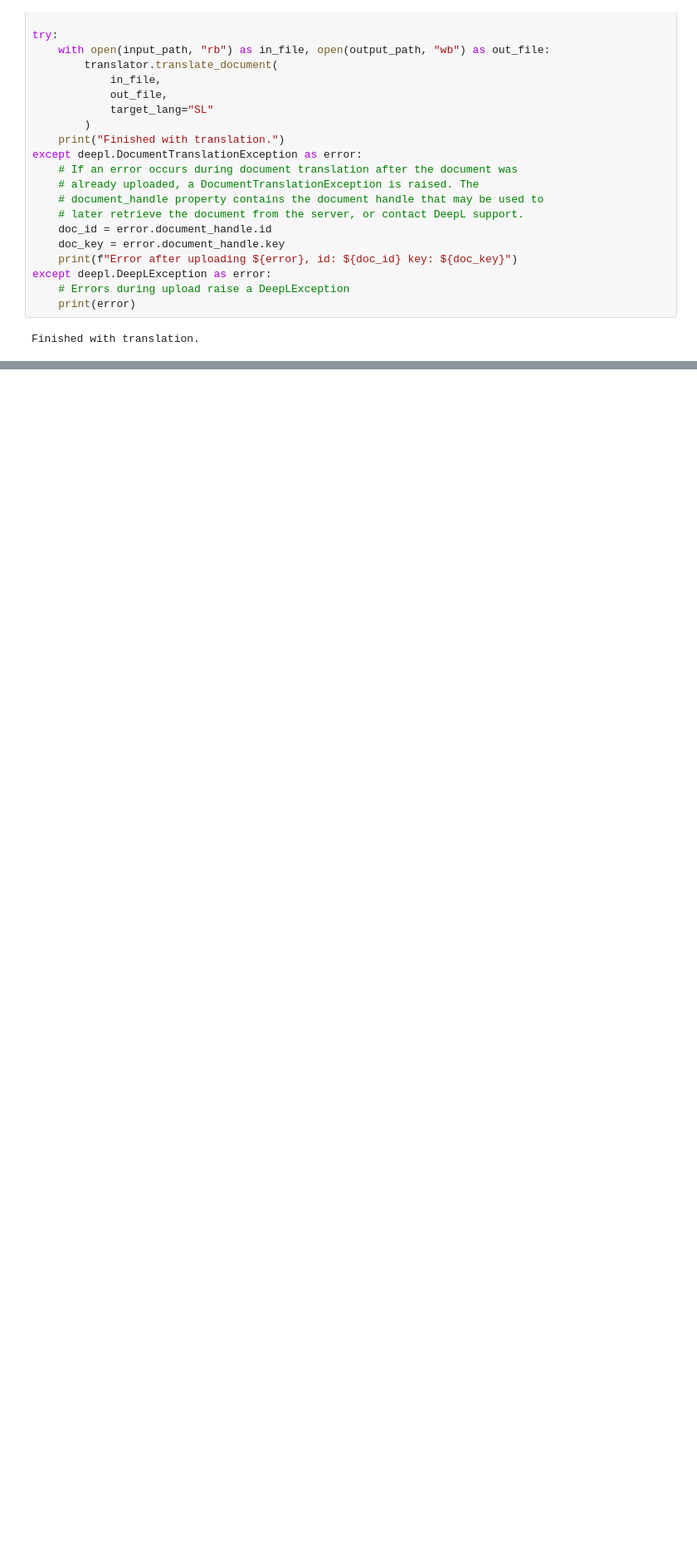
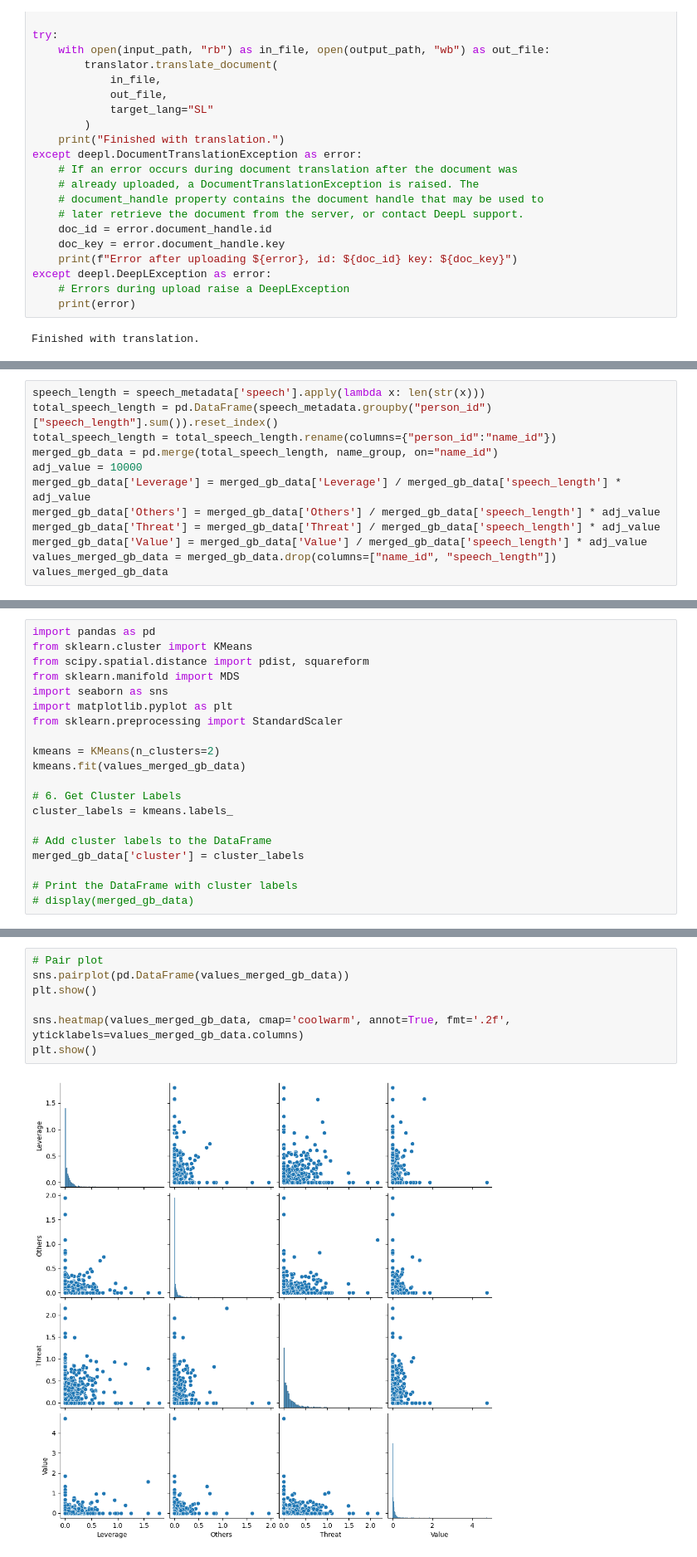
Before and after one commit to kferraga/ParliamentHackathon2024, a Jupyter notebook: datawrangling/translation_pipeline.ipynb, the cells around one changed output, grey strips where cells are left out. Shown: that part at 83% size. Drawn from its saved outputs; the diff is of its cells as text; blank space fills up the shorter version.

```diff
--- a/datawrangling/translation_pipeline.ipynb
+++ b/datawrangling/translation_pipeline.ipynb
@@ -31,0 +84,12 @@ Finished with translation.
+# %%
+speech_length = speech_metadata['speech'].apply(lambda x: len(str(x)))
+total_speech_length = pd.DataFrame(speech_metadata.groupby("person_id")["speech_length"].sum()).reset_index()
+total_speech_length = total_speech_length.rename(columns={"person_id":"name_id"})
+merged_gb_data = pd.merge(total_speech_length, name_group, on="name_id")
+adj_value = 10000
+merged_gb_data['Leverage'] = merged_gb_data['Leverage'] / merged_gb_data['speech_length'] * adj_value
+merged_gb_data['Others'] = merged_gb_data['Others'] / merged_gb_data['speech_length'] * adj_value
+merged_gb_data['Threat'] = merged_gb_data['Threat'] / merged_gb_data['speech_length'] * adj_value
+merged_gb_data['Value'] = merged_gb_data['Value'] / merged_gb_data['speech_length'] * adj_value
+values_merged_gb_data = merged_gb_data.drop(columns=["name_id", "speech_length"])
+values_merged_gb_data
@@ -31,0 +110,20 @@ Finished with translation.
+# %%
+import pandas as pd
+from sklearn.cluster import KMeans
+from scipy.spatial.distance import pdist, squareform
+from sklearn.manifold import MDS
+import seaborn as sns
+import matplotlib.pyplot as plt
+from sklearn.preprocessing import StandardScaler
+
+kmeans = KMeans(n_clusters=2)
+kmeans.fit(values_merged_gb_data)
+
+# 6. Get Cluster Labels
+cluster_labels = kmeans.labels_
+
+# Add cluster labels to the DataFrame
+merged_gb_data['cluster'] = cluster_labels
+
+# Print the DataFrame with cluster labels
+# display(merged_gb_data)
@@ -31,0 +222,9 @@ Finished with translation.
+# %%
+# Pair plot
+sns.pairplot(pd.DataFrame(values_merged_gb_data))
+plt.show()
+
+sns.heatmap(values_merged_gb_data, cmap='coolwarm', annot=True, fmt='.2f', yticklabels=values_merged_gb_data.columns)
+plt.show()
+# %% [output]
+[figure, added]
```
Also changed, not shown: parts of 6 cells of this notebook, 31 other files.
